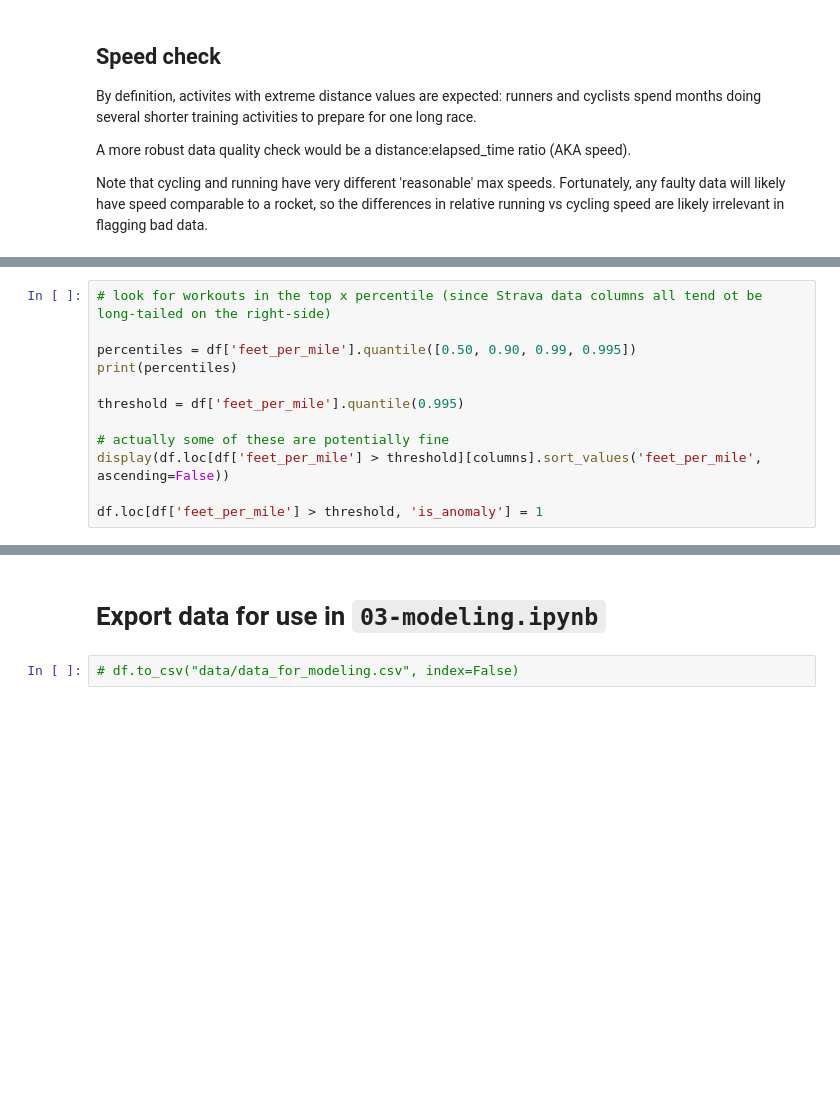
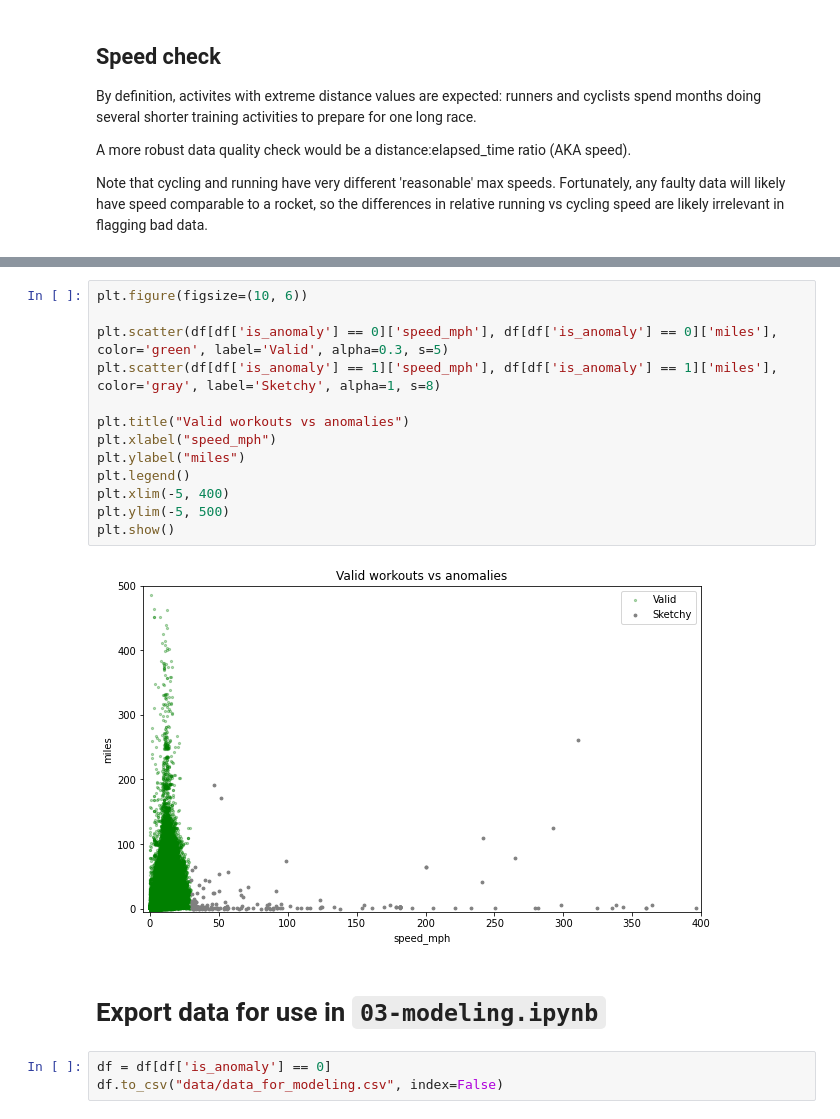
Before and after one commit to OGladfelter/sport-classification-model, a Jupyter notebook: 02-eda.ipynb, the cells around one changed output, grey strips where cells are left out. Saved outputs shown, nothing was run; the diff lists cells and outputs as text; blank space fills up the shorter version.

```diff
--- a/02-eda.ipynb
+++ b/02-eda.ipynb
@@ -371,12 +446,0 @@ Elevation gain can erroneously rocket if someone is running through a narrow can
-# %%
-# look for workouts in the top x percentile (since Strava data columns all tend ot be long-tailed on the right-side)
-
-percentiles = df['feet_per_mile'].quantile([0.50, 0.90, 0.99, 0.995])
-print(percentiles)
-
-threshold = df['feet_per_mile'].quantile(0.995)
-
-# actually some of these are potentially fine
-display(df.loc[df['feet_per_mile'] > threshold][columns].sort_values('feet_per_mile', ascending=False))
-
-df.loc[df['feet_per_mile'] > threshold, 'is_anomaly'] = 1
@@ -492,4 +462,20 @@ plt.show()
+# %%
+plt.figure(figsize=(10, 6))
+
+plt.scatter(df[df['is_anomaly'] == 0]['speed_mph'], df[df['is_anomaly'] == 0]['miles'], color='green', label='Valid', alpha=0.3, s=5)
+plt.scatter(df[df['is_anomaly'] == 1]['speed_mph'], df[df['is_anomaly'] == 1]['miles'], color='gray', label='Sketchy', alpha=1, s=8)
+
+plt.title("Valid workouts vs anomalies")
+plt.xlabel("speed_mph")
+plt.ylabel("miles")
+plt.legend()
+plt.xlim(-5, 400)
+plt.ylim(-5, 500)
+plt.show()
+# %% [output]
+[figure, added]
 # %% [markdown]
 # Export data for use in `03-modeling.ipynb`
 # %%
-# df.to_csv("data/data_for_modeling.csv", index=False)
+df = df[df['is_anomaly'] == 0]
+df.to_csv("data/data_for_modeling.csv", index=False)
```
Also changed, not shown: parts of 24 cells of this notebook.
